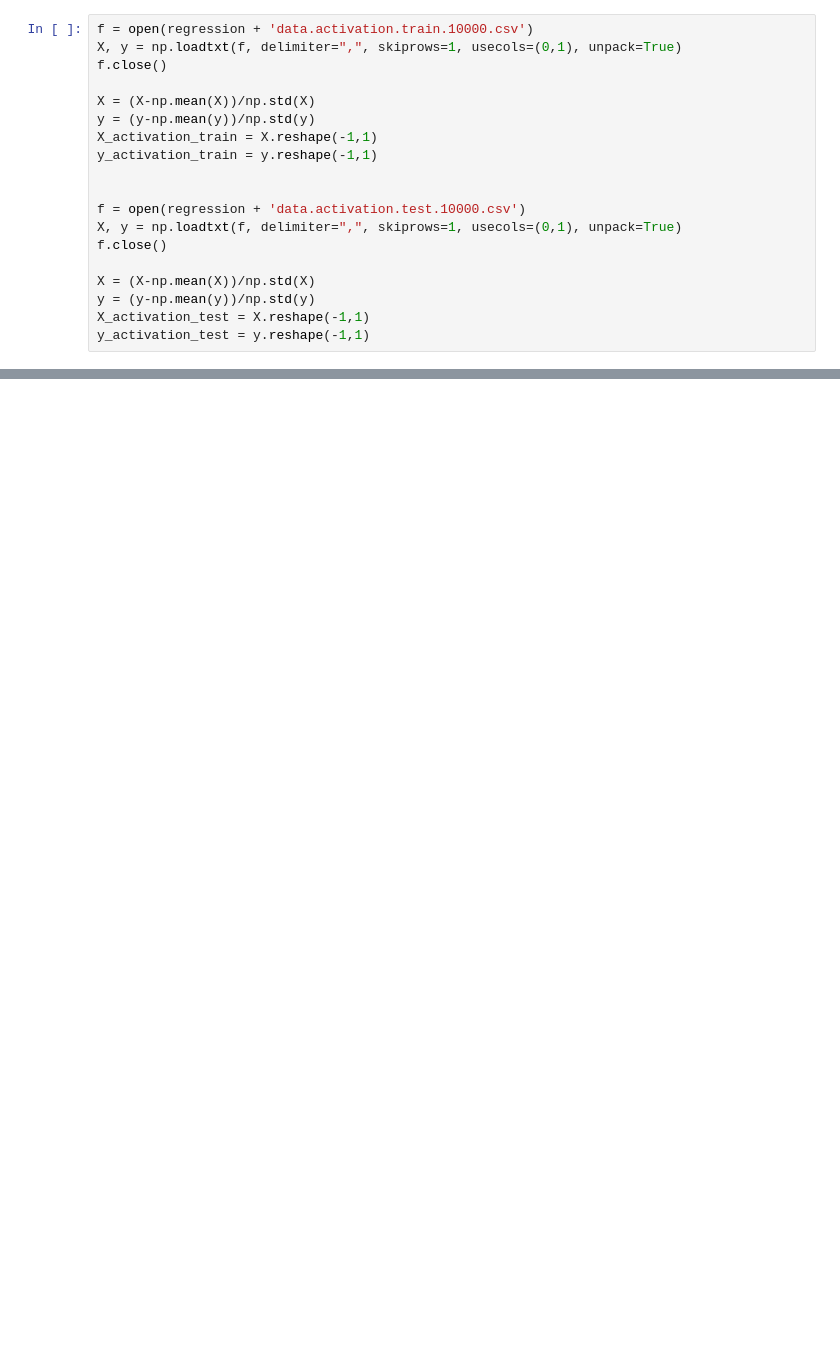
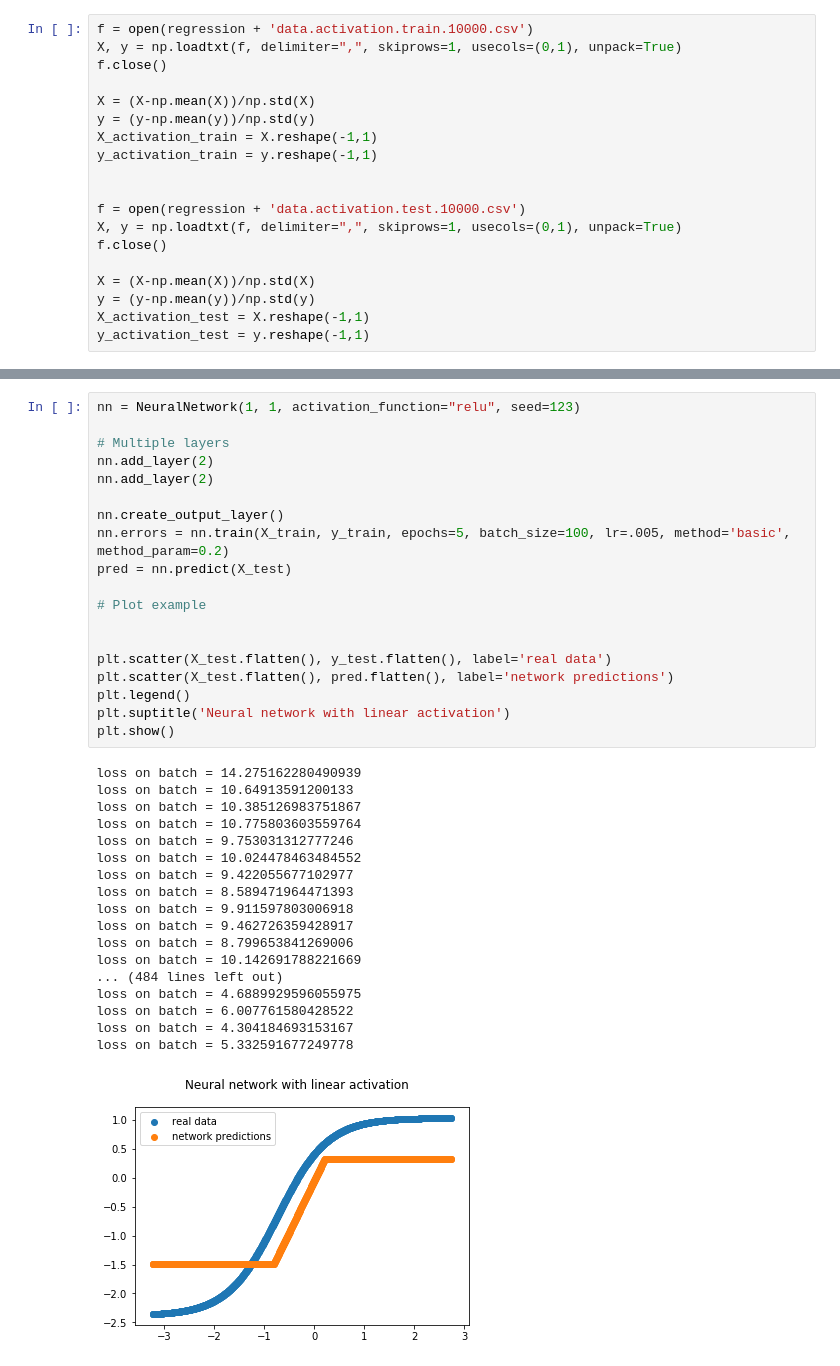
Before and after one commit to pysiakk/WUTDL2021, a Jupyter notebook: project_1/test.ipynb, the cells around one changed output, grey strips where cells are left out. Cells and saved outputs as stored; diff of their text form; blank space fills up the shorter version.

```diff
--- a/project_1/test.ipynb
+++ b/project_1/test.ipynb
@@ -382,0 +435,38 @@ loss on batch = 1.4598786285560816
+# %%
+nn = NeuralNetwork(1, 1, activation_function="relu", seed=123)
+
+# Multiple layers
+nn.add_layer(2)
+nn.add_layer(2)
+
+nn.create_output_layer()
+nn.errors = nn.train(X_train, y_train, epochs=5, batch_size=100, lr=.005, method='basic', method_param=0.2)
+pred = nn.predict(X_test)
+
+# Plot example
+
+
+plt.scatter(X_test.flatten(), y_test.flatten(), label='real data')
+plt.scatter(X_test.flatten(), pred.flatten(), label='network predictions')
+plt.legend()
+plt.suptitle('Neural network with linear activation')
+plt.show()
+# %% [output]
+loss on batch = 14.275162280490939
+loss on batch = 10.64913591200133
+loss on batch = 10.385126983751867
+loss on batch = 10.775803603559764
+loss on batch = 9.753031312777246
+loss on batch = 10.024478463484552
+loss on batch = 9.422055677102977
+loss on batch = 8.589471964471393
+loss on batch = 9.911597803006918
+loss on batch = 9.462726359428917
+loss on batch = 8.799653841269006
+loss on batch = 10.142691788221669
+... (484 lines left out)
+loss on batch = 4.6889929596055975
+loss on batch = 6.007761580428522
+loss on batch = 4.304184693153167
+loss on batch = 5.332591677249778
+[figure, added]
```
Also changed, not shown: parts of 6 cells of this notebook.
